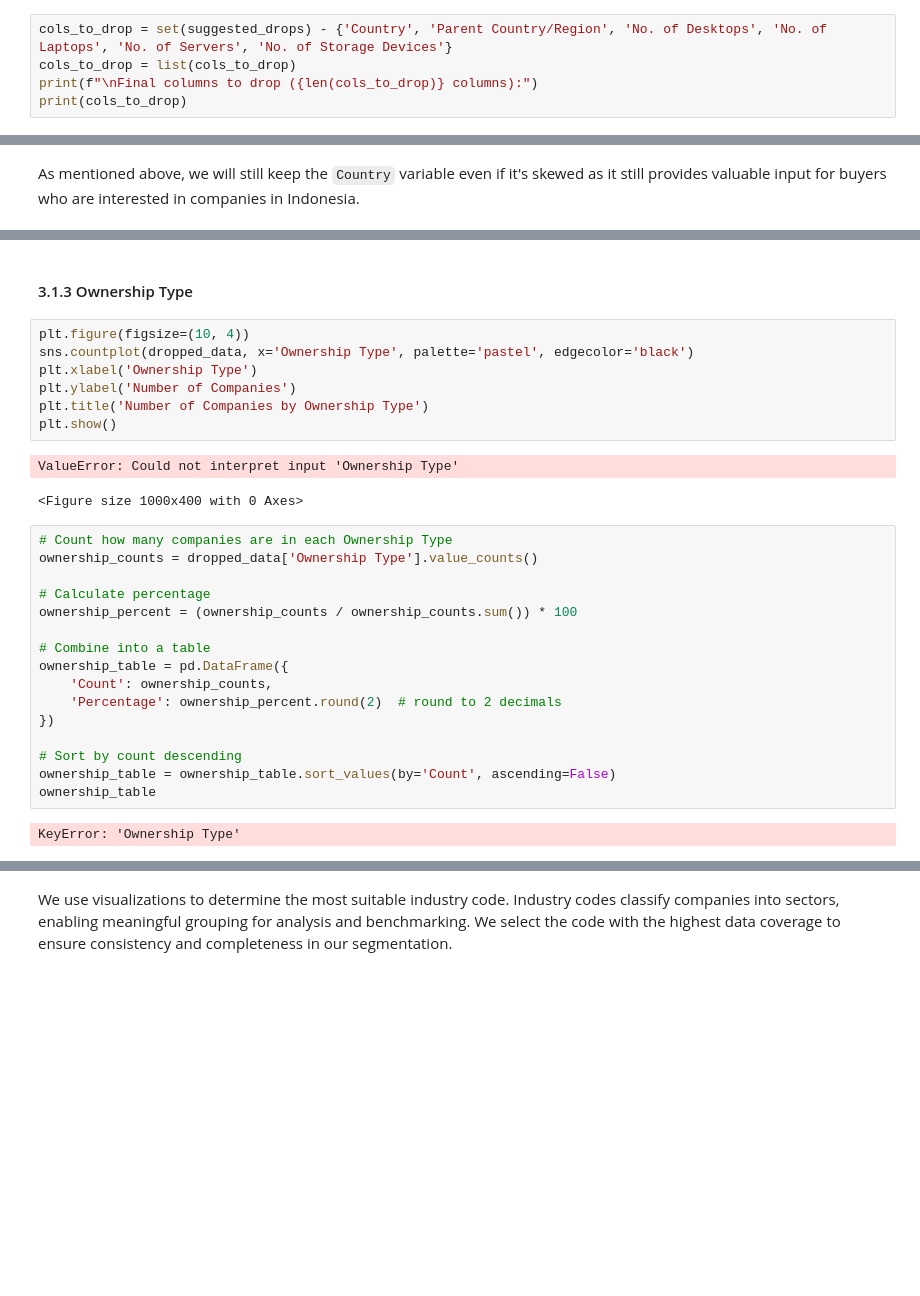
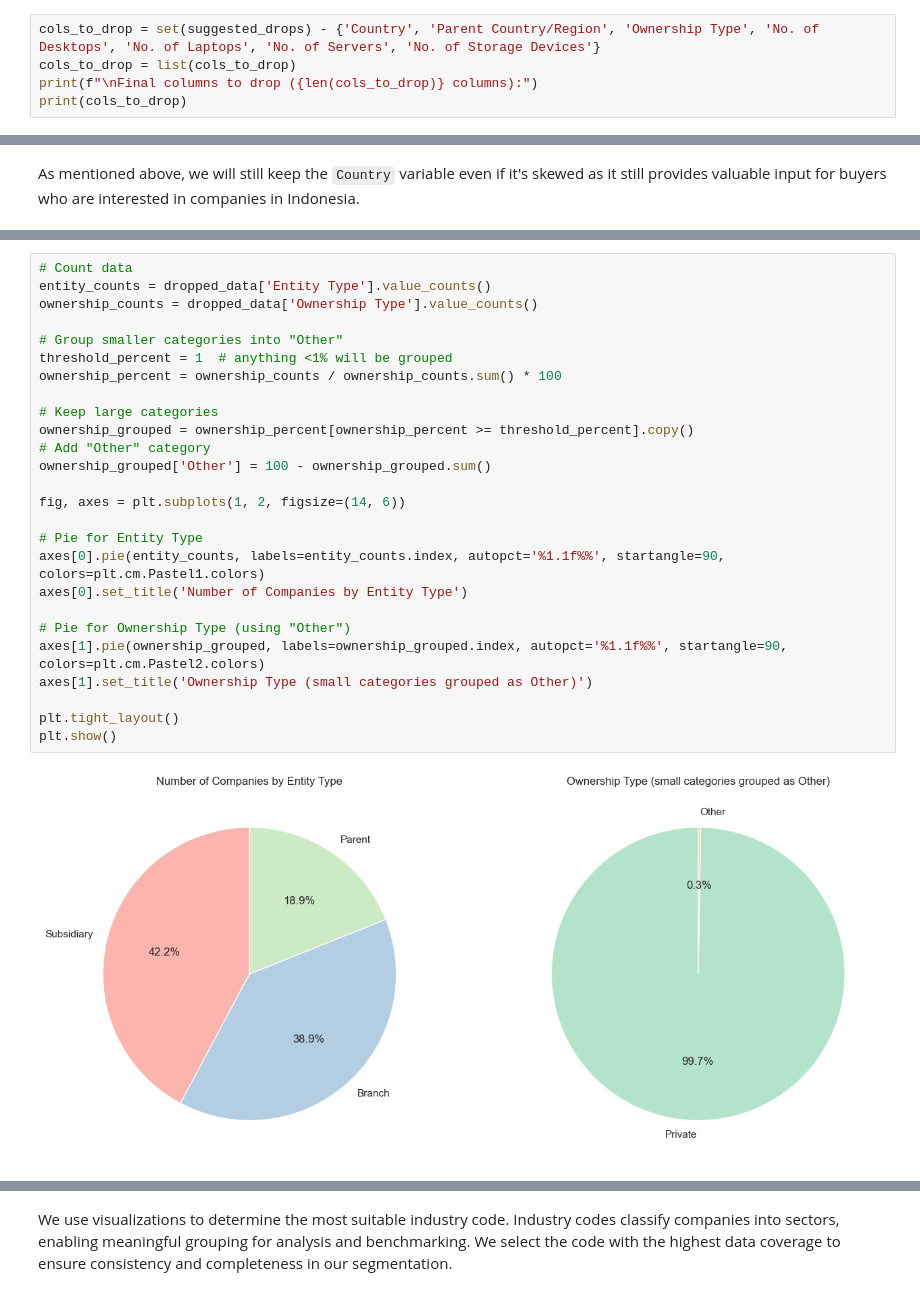
Before and after one commit to racxxhel/Corp_Intelligence, a Jupyter notebook: src/CAT_A_ACC.ipynb, the cells around one changed output, grey strips where cells are left out. Saved outputs shown, nothing was run; the diff lists cells and outputs as text; blank space fills up the shorter version.

```diff
--- a/src/CAT_A_ACC.ipynb
+++ b/src/CAT_A_ACC.ipynb
@@ -138,7 +138,7 @@ However, despite statistical skew or missingness, we will explicitly retain high
 
 Furthermore, IT Infrastructure columns such as the `No. of Desktops`, `No. of Servers` may be a proxy for "Digital Maturity. Hence, even if sparse, the presence of this data indicates a tech-forward company, which is a key selling point for data buyers. Thus, we will not remove them as well.
 # %%
-cols_to_drop = set(suggested_drops) - {'Country', 'Parent Country/Region', 'No. of Desktops', 'No. of Laptops', 'No. of Servers', 'No. of Storage Devices'}
+cols_to_drop = set(suggested_drops) - {'Country', 'Parent Country/Region', 'Ownership Type', 'No. of Desktops', 'No. of Laptops', 'No. of Servers', 'No. of Storage Devices'}
 cols_to_drop = list(cols_to_drop)
 print(f"\nFinal columns to drop ({len(cols_to_drop)} columns):")
 print(cols_to_drop)
@@ -193,30 +186,28 @@ plt.show()
-# %% [markdown]
-#### 3.1.3 Ownership Type
-# %%
-plt.figure(figsize=(10, 4))
-sns.countplot(dropped_data, x='Ownership Type', palette='pastel', edgecolor='black')
-plt.xlabel('Ownership Type')
-plt.ylabel('Number of Companies')
-plt.title('Number of Companies by Ownership Type')
-plt.show()
-# %% [output]
-ValueError: Could not interpret input 'Ownership Type'
-<Figure size 1000x400 with 0 Axes>
-# %%
-# Count how many companies are in each Ownership Type
-ownership_counts = dropped_data['Ownership Type'].value_counts()
-
-# Calculate percentage
-ownership_percent = (ownership_counts / ownership_counts.sum()) * 100
-
-# Combine into a table
-ownership_table = pd.DataFrame({
-    'Count': ownership_counts,
-    'Percentage': ownership_percent.round(2)  # round to 2 decimals
-})
-
-# Sort by count descending
-ownership_table = ownership_table.sort_values(by='Count', ascending=False)
-ownership_table
-# %% [output]
-KeyError: 'Ownership Type'
+# %%
+# Count data
+entity_counts = dropped_data['Entity Type'].value_counts()
+ownership_counts = dropped_data['Ownership Type'].value_counts()
+
+# Group smaller categories into "Other"
+threshold_percent = 1  # anything <1% will be grouped
+ownership_percent = ownership_counts / ownership_counts.sum() * 100
+
+# Keep large categories
+ownership_grouped = ownership_percent[ownership_percent >= threshold_percent].copy()
+# Add "Other" category
+ownership_grouped['Other'] = 100 - ownership_grouped.sum()
+
+fig, axes = plt.subplots(1, 2, figsize=(14, 6))
+
+# Pie for Entity Type
+axes[0].pie(entity_counts, labels=entity_counts.index, autopct='%1.1f%%', startangle=90, colors=plt.cm.Pastel1.colors)
+axes[0].set_title('Number of Companies by Entity Type')
+
+# Pie for Ownership Type (using "Other")
+axes[1].pie(ownership_grouped, labels=ownership_grouped.index, autopct='%1.1f%%', startangle=90, colors=plt.cm.Pastel2.colors)
+axes[1].set_title('Ownership Type (small categories grouped as Other)')
+
+plt.tight_layout()
+plt.show()
+# %% [output]
+[figure, added]
```
Also changed, not shown: parts of 33 cells of this notebook.
